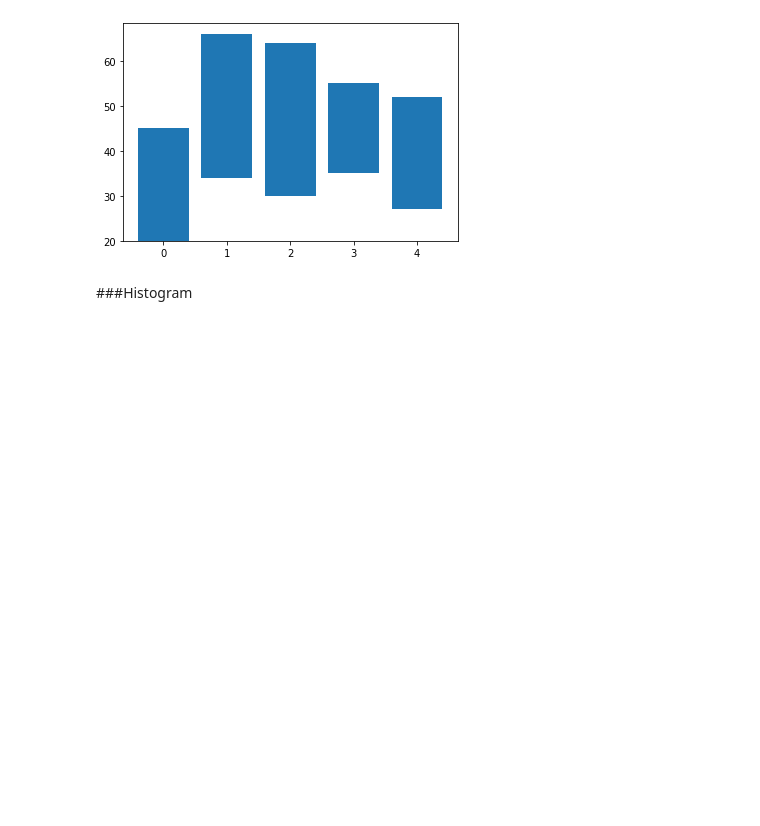
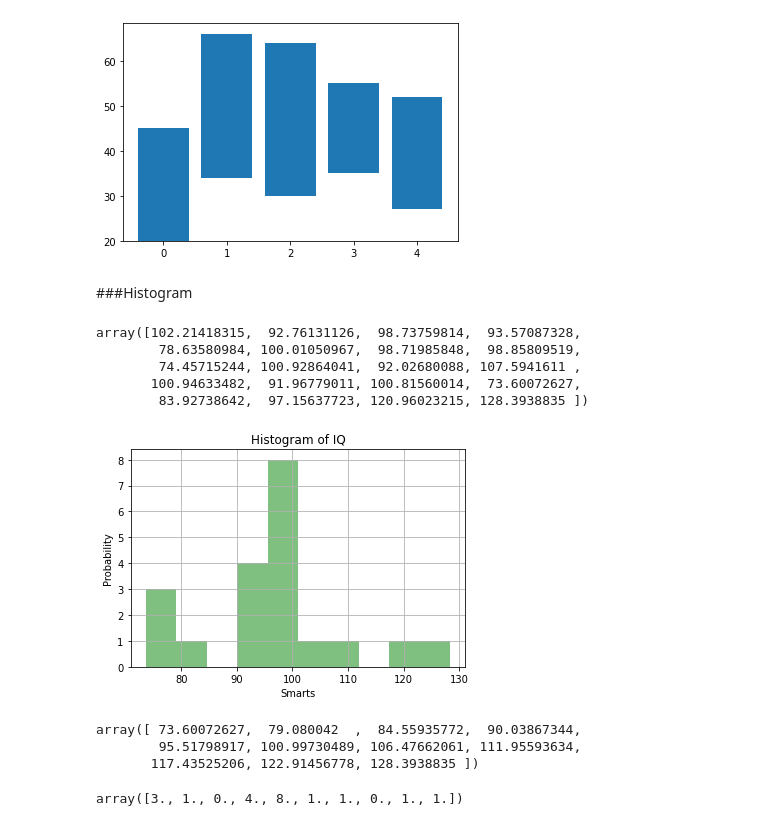
Before and after one commit to Chanunchida-May/DWDM21, a Jupyter notebook: Data_Visualization.ipynb, the cells around one changed output. Drawn from its saved outputs; the diff is of its cells as text; code cells hidden in the pictures; blank space fills up the shorter version.

Commit message:
จบ Visualization

```diff
--- a/Data_Visualization.ipynb
+++ b/Data_Visualization.ipynb
@@ -296,3 +298,39 @@ plt.bar([0,1,2,3,4],women_means,bottom=men_means,label='women')
 [figure]
 # %% [markdown]
 ###Histogram
+# %%
+mu, sigma = 100, 15
+x = mu + sigma * np.random.randn(20)
+x
+# %% [output]
+array([102.21418315,  92.76131126,  98.73759814,  93.57087328,
+        78.63580984, 100.01050967,  98.71985848,  98.85809519,
+        74.45715244, 100.92864041,  92.02680088, 107.5941611 ,
+       100.94633482,  91.96779011, 100.81560014,  73.60072627,
+        83.92738642,  97.15637723, 120.96023215, 128.3938835 ])
+# %%
+# Fixing random state for reproducibility
+np.random.seed(19680801) #จุดให้มันเริ่ม random -> seed = 19680801
+
+# the histogram of the data
+n, bins, patches = plt.hist(x, 10, facecolor='g', alpha=0.5)
+
+
+plt.xlabel('Smarts')
+plt.ylabel('Probability')
+plt.title('Histogram of IQ')
+
+plt.grid(True)
+plt.show()
+# %% [output]
+[figure, added]
+# %%
+bins
+# %% [output]
+array([ 73.60072627,  79.080042  ,  84.55935772,  90.03867344,
+        95.51798917, 100.99730489, 106.47662061, 111.95593634,
+       117.43525206, 122.91456778, 128.3938835 ])
+# %%
+n
+# %% [output]
+array([3., 1., 0., 4., 8., 1., 1., 0., 1., 1.])
```
Also changed, not shown: parts of 3 cells of this notebook.
